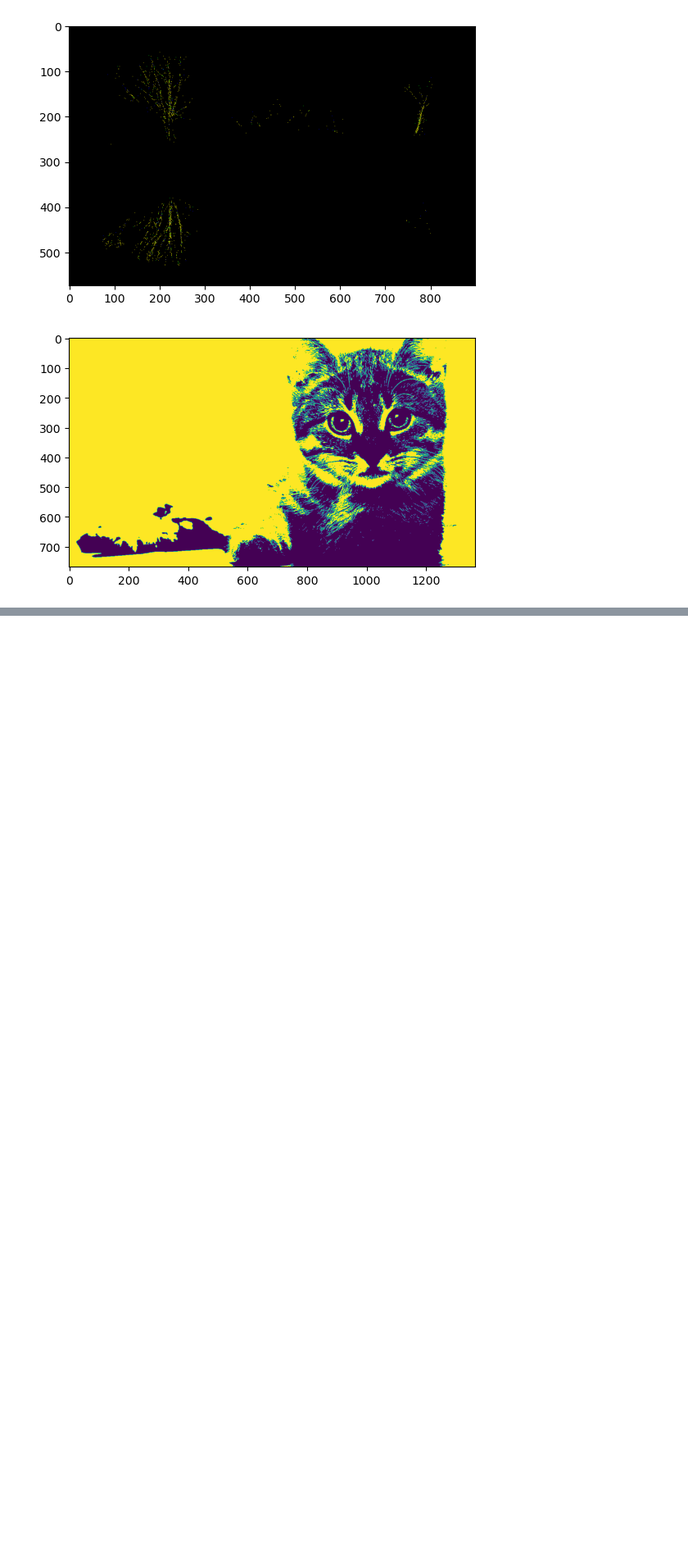
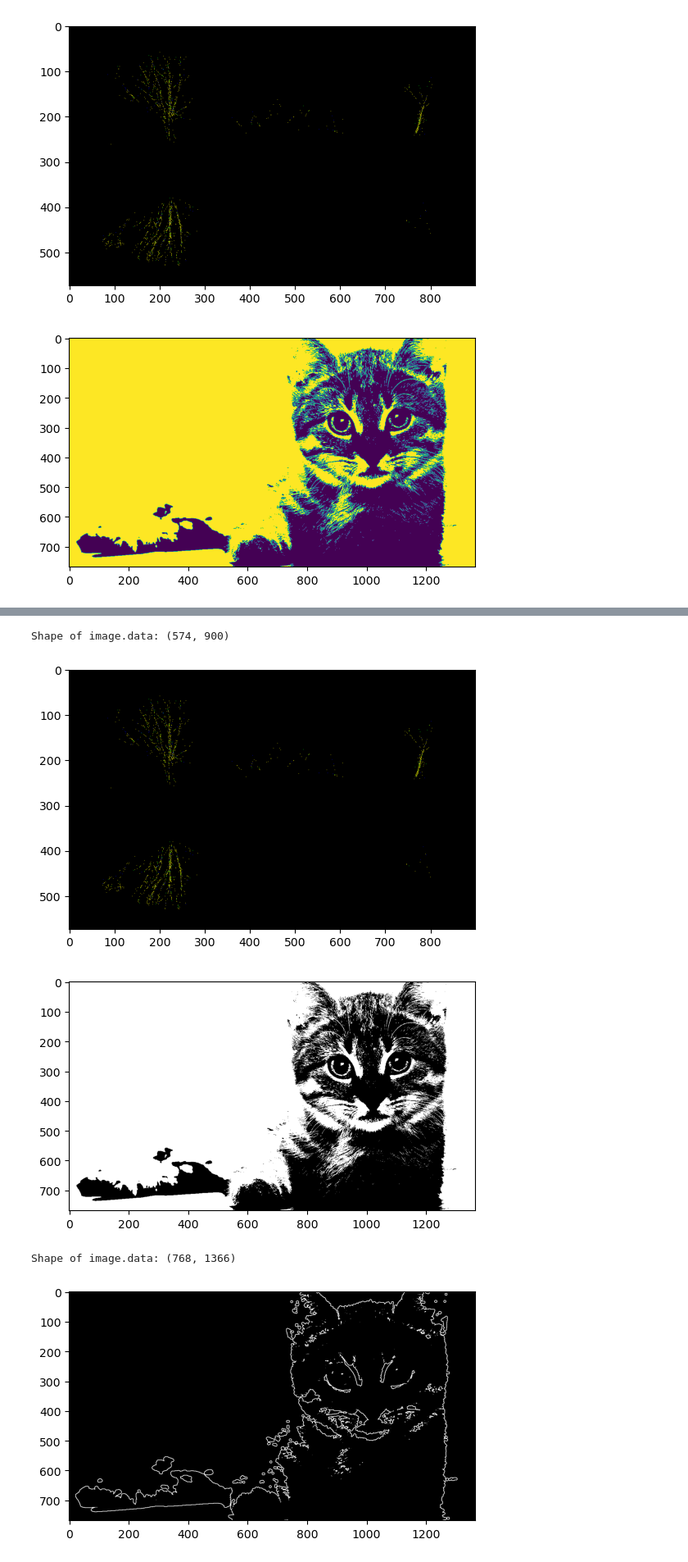
Before and after one commit to AleksaT2/hw-python, a Jupyter notebook: hw-6-photo.ipynb, the cells around one changed output, grey strips where cells are left out. Shown: that part at 82% size. Cells and saved outputs as stored; diff of their text form; code cells hidden in the pictures; blank space fills up the shorter version.

```diff
--- a/hw-6-photo.ipynb
+++ b/hw-6-photo.ipynb
@@ -141,3 +132,42 @@ plt.show()
 Shape of image.data: (574, 900)
 [figure]
 [figure]
+# %%
+# Создание примеров изображений
+binary_data = np.array([[0, 255], [255, 0]], dtype=np.uint8)
+monochrome_data = cv2.imread('./mono.jpg', cv2.IMREAD_GRAYSCALE)  # Загружаем как монохромное
+color_data = cv2.imread("cat.jpg")
+
+
+binary_image = BinaryImage(binary_data)
+monochrome_image = MonochromeImage(monochrome_data)
+color_image = ColorImage(color_data)
+
+# Преобразования
+
+#color_to_monochrome
+converted_monochrome = ImageConverter.color_to_monochrome(color_image)
+plt.imshow(converted_monochrome.data, cmap="gray")
+plt.show()
+
+#monochrome_to_color
+palette = np.array([
+    [255, 255, 0],  # Желтый
+    [0, 255, 0],   # Зеленый
+    [0, 0, 255]    # Синий
+], dtype=np.uint8)
+converted_color = ImageConverter.monochrome_to_color(monochrome_image, palette)
+plt.imshow(converted_color.data)
+plt.show()
+
+#color to binary
+converted_binary = ImageConverter.color_to_binary(color_image)
+plt.imshow(converted_binary.data, cmap="gray")
+plt.show()
+
+
+#binary to color
+converted_color = ImageConverter.binary_to_color(converted_binary)
+plt.imshow(converted_color.data)
+plt.show()
+# %% [output]
@@ -143,0 +175,5 @@ Shape of image.data: (574, 900)
+Shape of image.data: (574, 900)
+[figure, added]
+[figure, added]
+Shape of image.data: (768, 1366)
+[figure, added]
```
Also changed, not shown: parts of 3 cells of this notebook.
